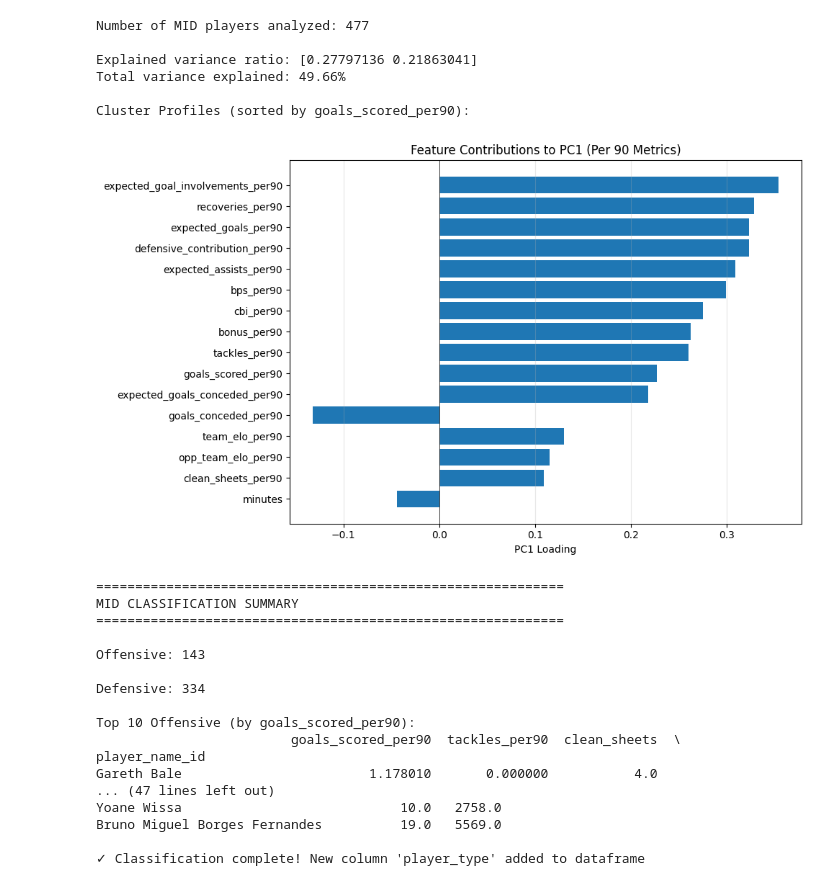
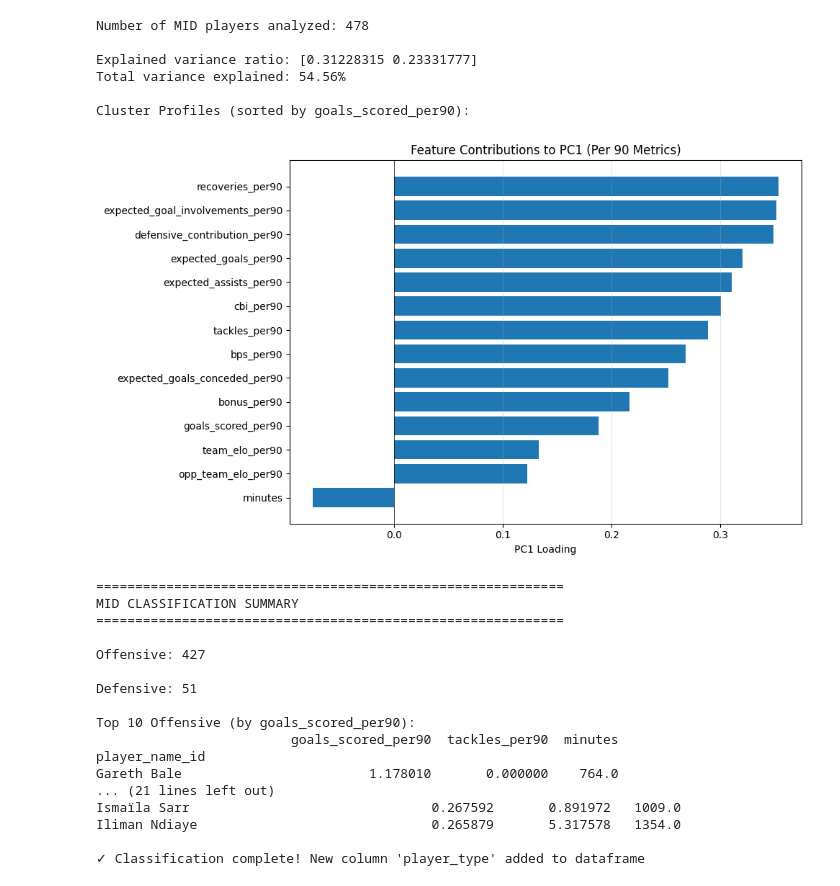
Before and after one commit to chrisimpacts/FPL-Points-Predictor, a Jupyter notebook: Position_Classification.ipynb, the cells around one changed output. Drawn from its saved outputs; the diff is of its cells as text; code cells hidden in the pictures.

```diff
--- a/Position_Classification.ipynb
+++ b/Position_Classification.ipynb
@@ -267,54 +267,52 @@ pgw.columns.to_list()
 # EXAMPLE 1: Classify Midfielders (Defensive vs Offensive)
 # =============================================================================
 
 features = ['minutes',
  'team_elo',
  'opp_team_elo',
  'goals_scored',
  'bonus',
  'bps',
- 'clean_sheets',
- 'goals_conceded',
  'expected_goals',
  'expected_assists',
  'expected_goal_involvements',
  'expected_goals_conceded',
  'cbi',
  'defensive_contribution',
  'recoveries',
  'tackles'
 ]
 
 pgw, mid_stats, mid_pca, mid_kmeans = classify_players(
     df=pgw,
     position='MID',
     features=features,
     cluster_labels=['Offensive', 'Defensive'],  # Order: most attacking first
     min_minutes=500
 )
 # %% [output]
-Number of MID players analyzed: 477
+Number of MID players analyzed: 478
 
-Explained variance ratio: [0.27797136 0.21863041]
-Total variance explained: 49.66%
+Explained variance ratio: [0.31228315 0.23331777]
+Total variance explained: 54.56%
 
 Cluster Profiles (sorted by goals_scored_per90):
-[figure, old version]
+[figure, new version]
 ============================================================
 MID CLASSIFICATION SUMMARY
 ============================================================
 
-Offensive: 143
+Offensive: 427
 
-Defensive: 334
+Defensive: 51
 
 Top 10 Offensive (by goals_scored_per90):
-                         goals_scored_per90  tackles_per90  clean_sheets  \
+                         goals_scored_per90  tackles_per90  minutes
 player_name_id
-Gareth Bale                        1.178010       0.000000           4.0
-... (47 lines left out)
-Yoane Wissa                            10.0   2758.0
-Bruno Miguel Borges Fernandes          19.0   5569.0
+Gareth Bale                        1.178010       0.000000    764.0
+... (21 lines left out)
+Ismaïla Sarr                               0.267592       0.891972   1009.0
+Iliman Ndiaye                              0.265879       5.317578   1354.0
 
 ✓ Classification complete! New column 'player_type' added to dataframe
 # %%
```
Also changed, not shown: parts of 3 cells of this notebook, 5 other files.
